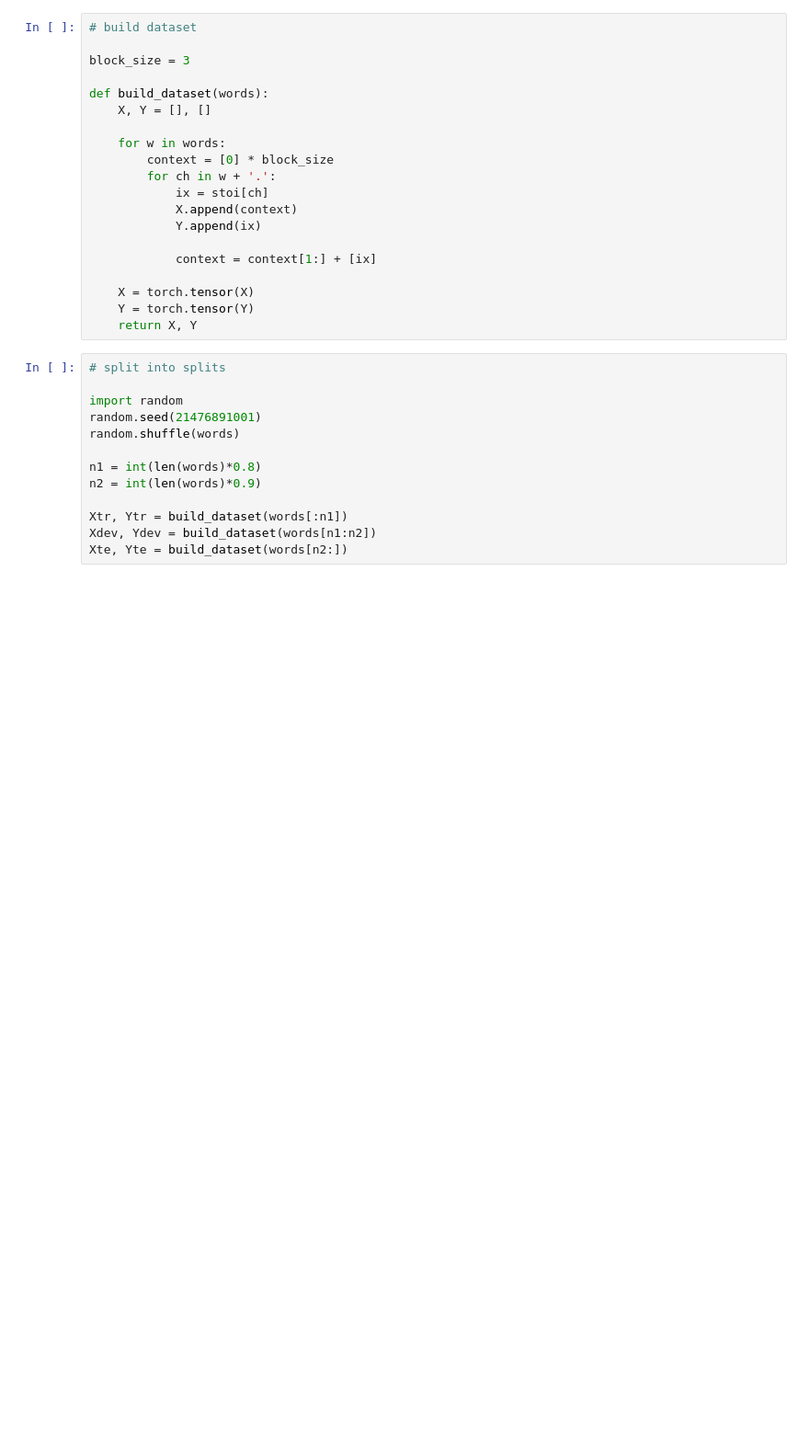
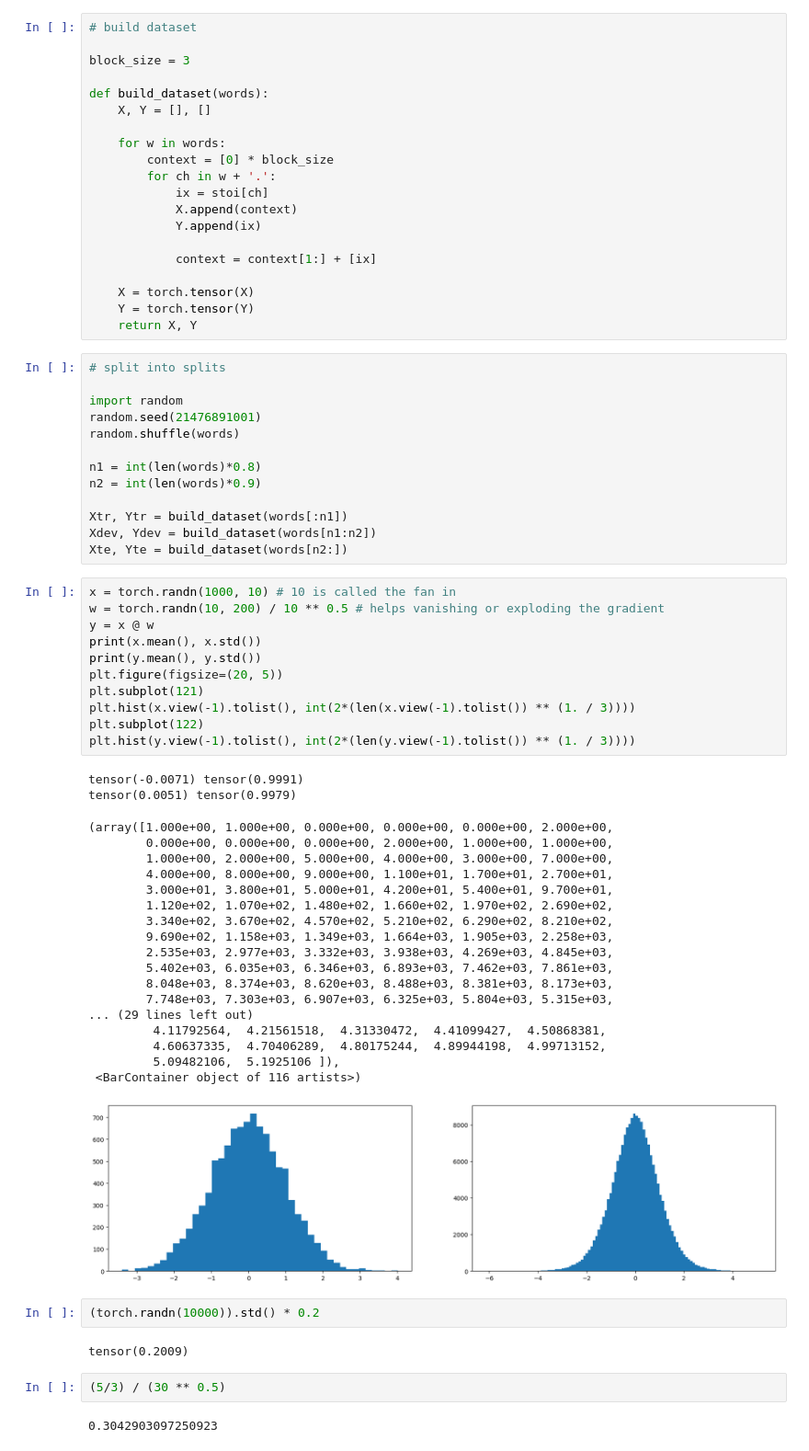
Before and after one commit to Dinuda/makemore, a Jupyter notebook: batchNorm.ipynb, the cells around one changed output. Shown: that part at 92% size. Drawn from its saved outputs; the diff is of its cells as text; blank space fills up the shorter version.

Commit message:
torchify

```diff
--- a/batchNorm.ipynb
+++ b/batchNorm.ipynb
@@ -45,6 +46,46 @@ n2 = int(len(words)*0.9)
 Xtr, Ytr = build_dataset(words[:n1])
 Xdev, Ydev = build_dataset(words[n1:n2])
 Xte, Yte = build_dataset(words[n2:])
+# %%
+x = torch.randn(1000, 10) # 10 is called the fan in
+w = torch.randn(10, 200) / 10 ** 0.5 # helps vanishing or exploding the gradient
+y = x @ w
+print(x.mean(), x.std())
+print(y.mean(), y.std())
+plt.figure(figsize=(20, 5))
+plt.subplot(121)
+plt.hist(x.view(-1).tolist(), int(2*(len(x.view(-1).tolist()) ** (1. / 3))))
+plt.subplot(122)
+plt.hist(y.view(-1).tolist(), int(2*(len(y.view(-1).tolist()) ** (1. / 3))))
+# %% [output]
+tensor(-0.0071) tensor(0.9991)
+tensor(0.0051) tensor(0.9979)
+(array([1.000e+00, 1.000e+00, 0.000e+00, 0.000e+00, 0.000e+00, 2.000e+00,
+        0.000e+00, 0.000e+00, 0.000e+00, 2.000e+00, 1.000e+00, 1.000e+00,
+        1.000e+00, 2.000e+00, 5.000e+00, 4.000e+00, 3.000e+00, 7.000e+00,
+        4.000e+00, 8.000e+00, 9.000e+00, 1.100e+01, 1.700e+01, 2.700e+01,
+        3.000e+01, 3.800e+01, 5.000e+01, 4.200e+01, 5.400e+01, 9.700e+01,
+        1.120e+02, 1.070e+02, 1.480e+02, 1.660e+02, 1.970e+02, 2.690e+02,
+        3.340e+02, 3.670e+02, 4.570e+02, 5.210e+02, 6.290e+02, 8.210e+02,
+        9.690e+02, 1.158e+03, 1.349e+03, 1.664e+03, 1.905e+03, 2.258e+03,
+        2.535e+03, 2.977e+03, 3.332e+03, 3.938e+03, 4.269e+03, 4.845e+03,
+        5.402e+03, 6.035e+03, 6.346e+03, 6.893e+03, 7.462e+03, 7.861e+03,
+        8.048e+03, 8.374e+03, 8.620e+03, 8.488e+03, 8.381e+03, 8.173e+03,
+        7.748e+03, 7.303e+03, 6.907e+03, 6.325e+03, 5.804e+03, 5.315e+03,
+... (29 lines left out)
+         4.11792564,  4.21561518,  4.31330472,  4.41099427,  4.50868381,
+         4.60637335,  4.70406289,  4.80175244,  4.89944198,  4.99713152,
+         5.09482106,  5.1925106 ]),
+ <BarContainer object of 116 artists>)
+[figure, added]
+# %%
+(torch.randn(10000)).std() * 0.2
+# %% [output]
+tensor(0.2009)
+# %%
+(5/3) / (30 ** 0.5)
+# %% [output]
+0.3042903097250923
 # %%
 # MLP impl
 n_embd = 10 # dimensionality of the character embedding vectors
```
Also changed, not shown: parts of 11 cells of this notebook, 1 other file.
